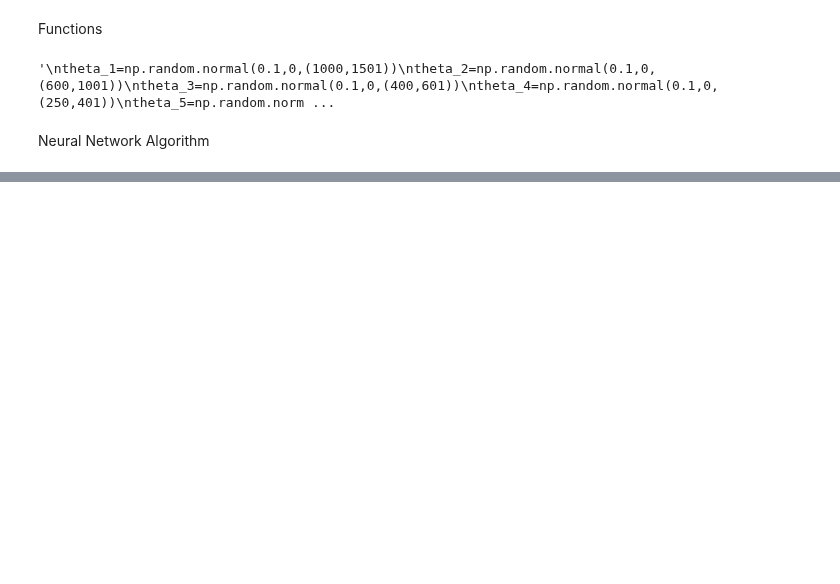
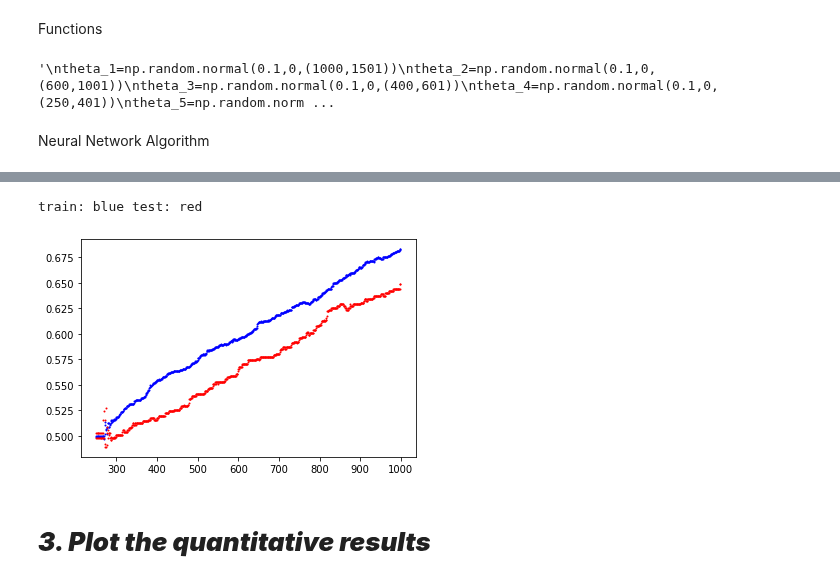
Before and after one commit to crescent98/machinelearning35911, a Jupyter notebook: assignment11_gpu.ipynb, the cells around one changed output, grey strips where cells are left out. Cells and saved outputs as stored; diff of their text form; code cells hidden in the pictures; blank space fills up the shorter version.

```diff
--- a/assignment11_gpu.ipynb
+++ b/assignment11_gpu.ipynb
@@ -397,0 +279,12 @@ NameError: ignored
+# %%
+train_accuracy_np=cp.asnumpy(train_accuracy)
+test_accuracy_np=cp.asnumpy(test_accuracy)
+# %%
+plt.scatter(range(250,i),train_accuracy_np[250:i],c="#0000ff",label="blue",s=1)
+plt.scatter(range(250,i),test_accuracy_np[250:i],c="#ff0000",label="red",s=1)
+print("train: blue test: red")
+# %% [output]
+train: blue test: red
+[figure, added]
+# %% [markdown]
+# ***3. Plot the quantitative results***
```
Also changed, not shown: parts of 27 cells of this notebook.
